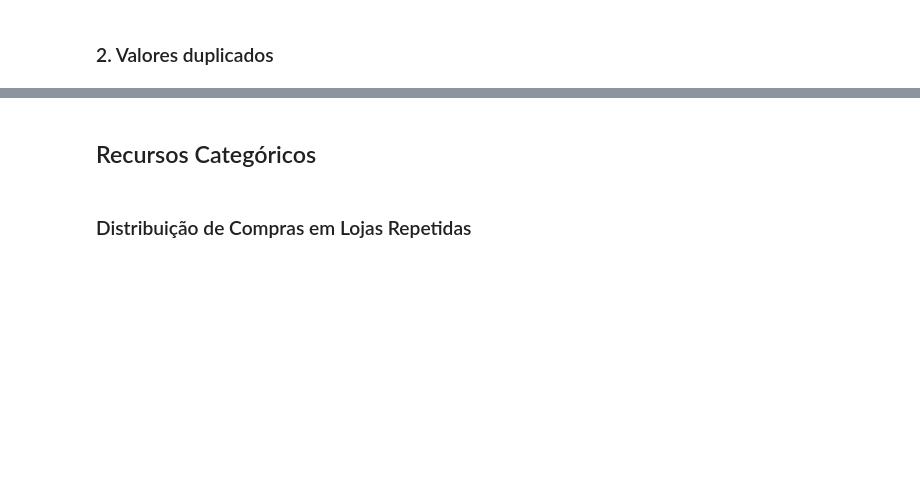
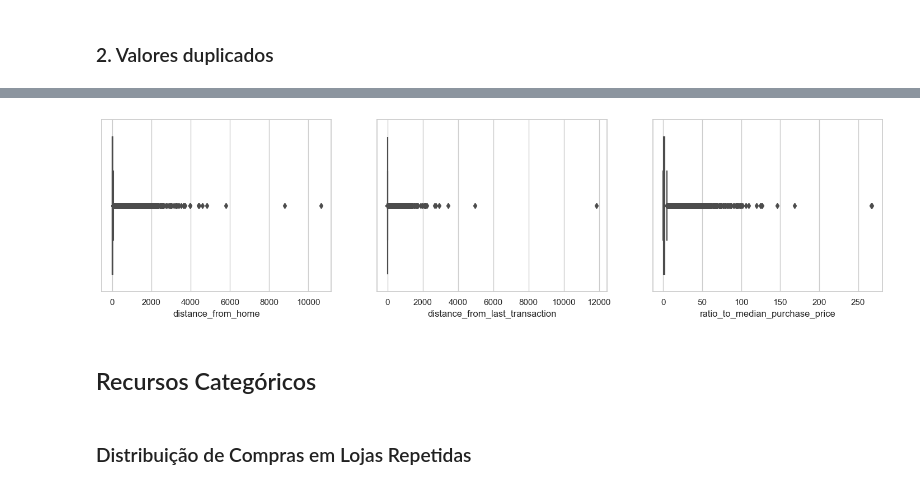
Before and after one commit to gui23dib/AI-Model-Test, a Jupyter notebook: CreditCardFraudDetection_FraudFrameAnalysis.ipynb, the cells around one changed output, grey strips where cells are left out. Saved outputs shown, nothing was run; the diff lists cells and outputs as text; code cells hidden in the pictures; blank space fills up the shorter version.

```diff
--- a/CreditCardFraudDetection_FraudFrameAnalysis.ipynb
+++ b/CreditCardFraudDetection_FraudFrameAnalysis.ipynb
@@ -90,3 +164,12 @@ fraud_dataframe.describe().T
+# %%
+# Desenhando um boxplot para exibir a distribuição de cada coluna numérica para detectar os outliers
+plt.figure(figsize = (18, 4))
+for i, col in enumerate(num_features):
+    plt.subplot(1, 3, i+1)
+    sns.boxplot(data=main_df, x=col)
+plt.show()
+# %% [output]
+[figure, added]
 # %% [markdown]
 ## Recursos Categóricos
 # %% [markdown]
```
Also changed, not shown: parts of 164 cells of this notebook, 2 other files.
